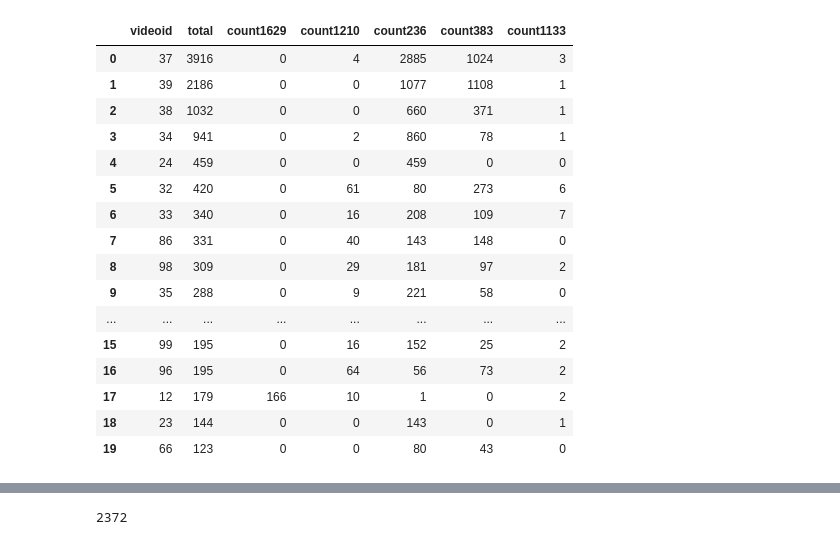
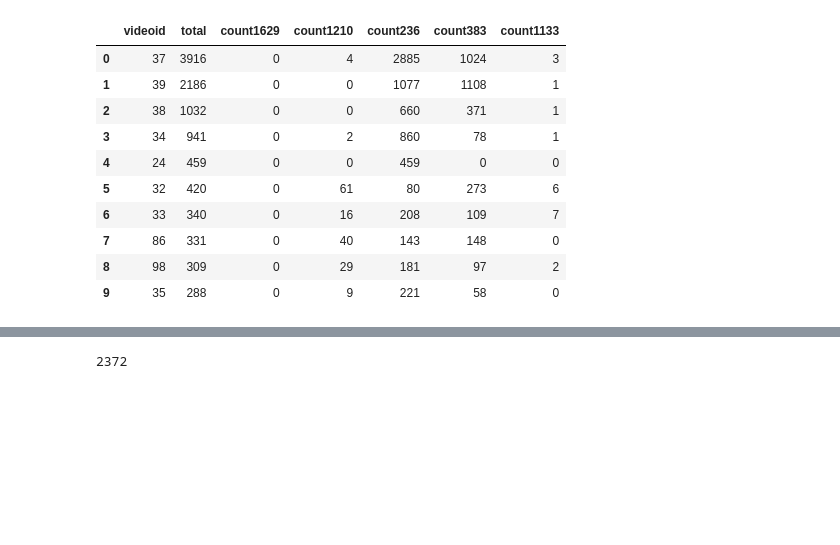
Before and after one commit to video-annotation-project/video-annotation-tool, a Jupyter notebook: ml/videof1tests.ipynb, the cells around one changed output, grey strips where cells are left out. Cells and saved outputs as stored; diff of their text form; code cells hidden in the pictures; blank space fills up the shorter version.

```diff
--- a/ml/videof1tests.ipynb
+++ b/ml/videof1tests.ipynb
@@ -20,33 +20,27 @@ classmap = pd.read_csv(class_map_file, header=None).to_dict()[0]
 # %%
 counts = queryDB('''
     select videoid, count(*) as total,
         sum(case when conceptid=1629 then 1 else 0 end) As count1629,
         sum(case when conceptid=1210 then 1 else 0 end) As count1210,
         sum(case when conceptid=236 then 1 else 0 end) As count236,
         sum(case when conceptid=383 then 1 else 0 end) As count383,
         sum(case when conceptid=1133 then 1 else 0 end) As count1133
     from annotations where userid != 17 and conceptid in (1629, 1210, 236, 383, 1133)
     group by videoid
     order by total desc;
        ''')
 
-counts.head(20)
+counts.head(10)
 # %% [output]
 |  | videoid | total | count1629 | count1210 | count236 | count383 | count1133 |
 | 0 | 37 | 3916 | 0 | 4 | 2885 | 1024 | 3 |
 | 1 | 39 | 2186 | 0 | 0 | 1077 | 1108 | 1 |
 | 2 | 38 | 1032 | 0 | 0 | 660 | 371 | 1 |
 | 3 | 34 | 941 | 0 | 2 | 860 | 78 | 1 |
 | 4 | 24 | 459 | 0 | 0 | 459 | 0 | 0 |
 | 5 | 32 | 420 | 0 | 61 | 80 | 273 | 6 |
 | 6 | 33 | 340 | 0 | 16 | 208 | 109 | 7 |
 | 7 | 86 | 331 | 0 | 40 | 143 | 148 | 0 |
 | 8 | 98 | 309 | 0 | 29 | 181 | 97 | 2 |
 | 9 | 35 | 288 | 0 | 9 | 221 | 58 | 0 |
-| ... | ... | ... | ... | ... | ... | ... | ... |
-| 15 | 99 | 195 | 0 | 16 | 152 | 25 | 2 |
-| 16 | 96 | 195 | 0 | 64 | 56 | 73 | 2 |
-| 17 | 12 | 179 | 166 | 10 | 1 | 0 | 2 |
-| 18 | 23 | 144 | 0 | 0 | 143 | 0 | 1 |
-| 19 | 66 | 123 | 0 | 0 | 80 | 43 | 0 |
 # %%
```
Also changed, not shown: parts of 19 cells of this notebook.
